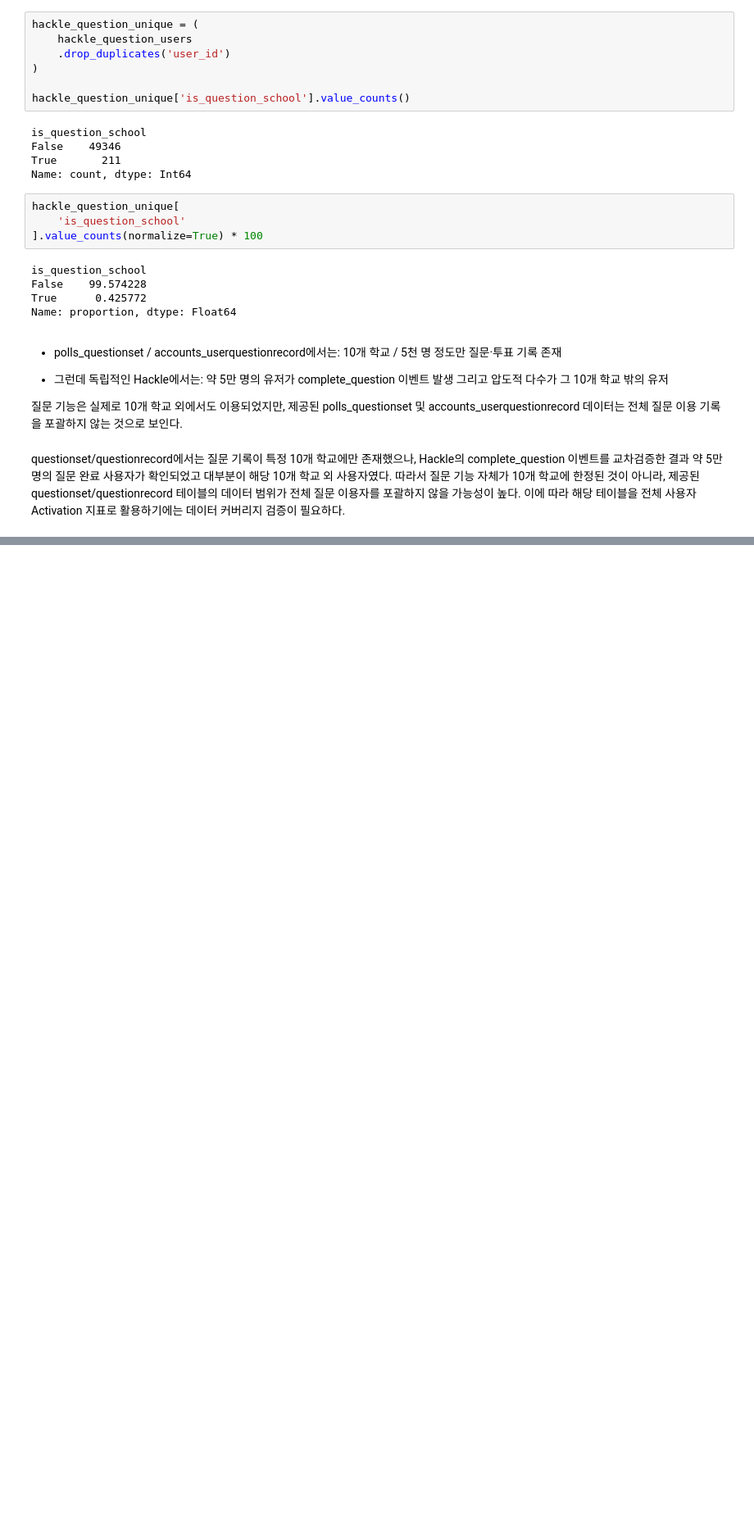
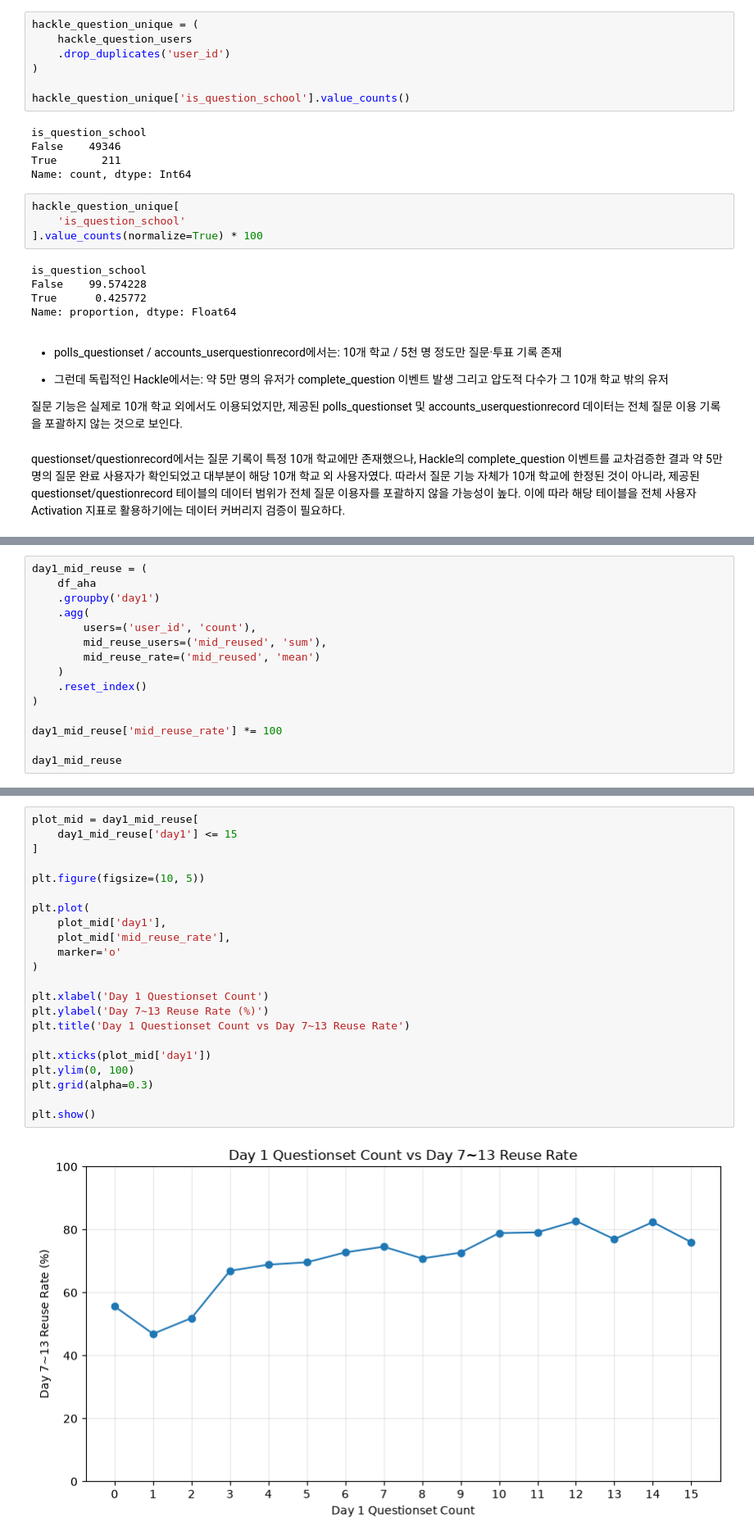
Before and after one commit to zoo-no-s/sns_service_analysis, a Jupyter notebook: notebooks/activation_analysis_kkw.ipynb, the cells around one changed output, grey strips where cells are left out. Shown at 82% size. Cells and saved outputs as stored; diff of their text form; blank space fills up the shorter version.

```diff
--- a/notebooks/activation_analysis_kkw.ipynb
+++ b/notebooks/activation_analysis_kkw.ipynb
@@ -1588,0 +2357,15 @@ questionset/questionrecord에서는 질문 기록이 특정 10개 학교에만
+# %%
+day1_mid_reuse = (
+    df_aha
+    .groupby('day1')
+    .agg(
+        users=('user_id', 'count'),
+        mid_reuse_users=('mid_reused', 'sum'),
+        mid_reuse_rate=('mid_reused', 'mean')
+    )
+    .reset_index()
+)
+
+day1_mid_reuse['mid_reuse_rate'] *= 100
+
+day1_mid_reuse
@@ -1588,0 +2390,24 @@ questionset/questionrecord에서는 질문 기록이 특정 10개 학교에만
+# %%
+plot_mid = day1_mid_reuse[
+    day1_mid_reuse['day1'] <= 15
+]
+
+plt.figure(figsize=(10, 5))
+
+plt.plot(
+    plot_mid['day1'],
+    plot_mid['mid_reuse_rate'],
+    marker='o'
+)
+
+plt.xlabel('Day 1 Questionset Count')
+plt.ylabel('Day 7~13 Reuse Rate (%)')
+plt.title('Day 1 Questionset Count vs Day 7~13 Reuse Rate')
+
+plt.xticks(plot_mid['day1'])
+plt.ylim(0, 100)
+plt.grid(alpha=0.3)
+
+plt.show()
+# %% [output]
+[figure, added]
```
Also changed, not shown: parts of 71 cells of this notebook.
